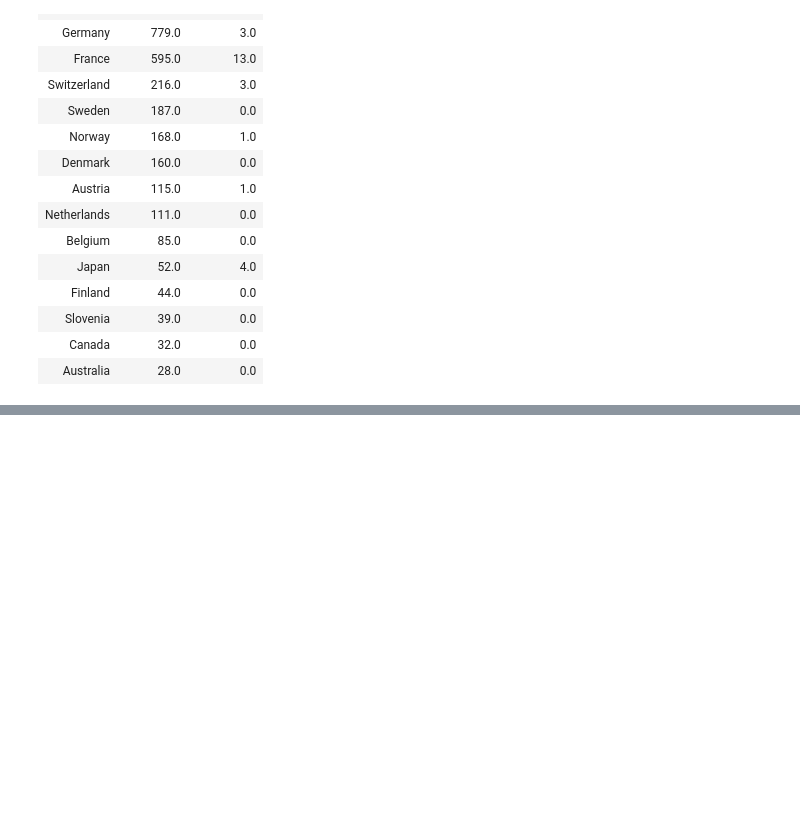
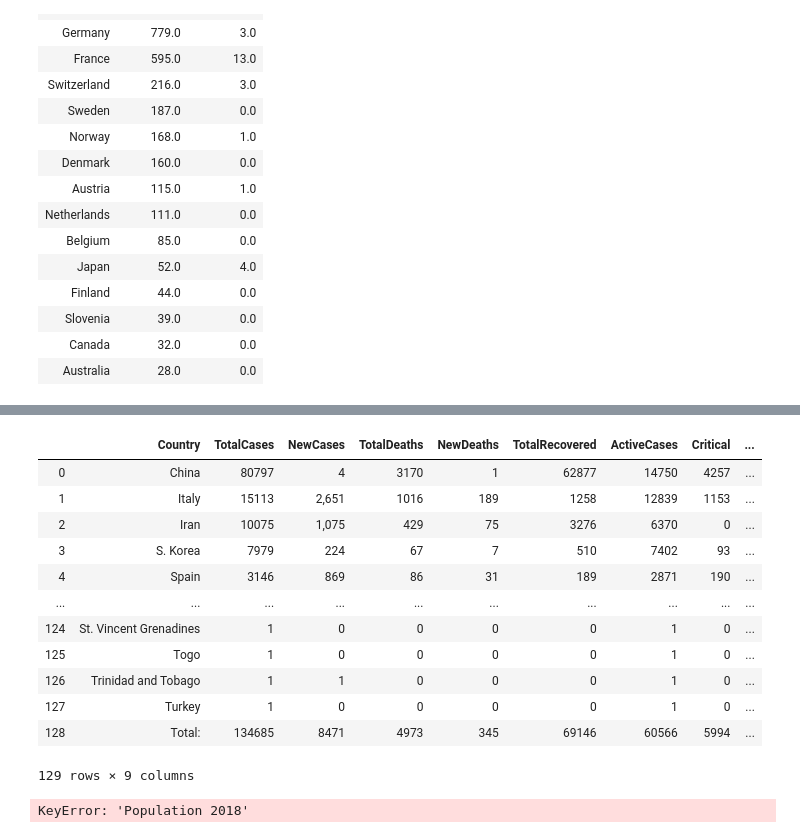
Before and after one commit to RandyPayano/Covid-19-Dashboard, a Jupyter notebook: newNoteBook.ipynb, the cells around one changed output, grey strips where cells are left out. Saved outputs shown, nothing was run; the diff lists cells and outputs as text; code cells hidden in the pictures; blank space fills up the shorter version.

```diff
--- a/newNoteBook.ipynb
+++ b/newNoteBook.ipynb
@@ -227,0 +424,46 @@ df[['Country','NewCases','NewDeaths']]top_newcases.iloc[:10]
+# %%
+
+header = {"User-Agent": "Mozilla/5.0 (X11; Linux x86_64) AppleWebKit/537.36 (KHTML, like Gecko) Chrome/50.0.2661.75 Safari/537.36","X-Requested-With": "XMLHttpRequest"}
+
+r = requests.get('https://www.worldometers.info/coronavirus/', headers=header)
+dfs = pd.read_html(r.text)
+covid16_table= dfs[0]
+covid16_table = covid16_table.fillna('0')
+covid16_table.rename(columns = {'Country,Other':'Country', 'Serious,Critical':'Critical'},inplace = True)
+covid16_table.NewCases = covid16_table.NewCases.apply(lambda x: x.replace('+',''))
+final_table = covid16_table
+final_table.iloc[:,2:].apply(pd.to_numeric, errors='coerce')
+final_table= final_table.fillna('0')
+
+final_table
+# %% [output]
+|  | Country | TotalCases | NewCases | TotalDeaths | NewDeaths | TotalRecovered | ActiveCases | Critical | ... |
+| 0 | China | 80797 | 4 | 3170 | 1 | 62877 | 14750 | 4257 | ... |
+| 1 | Italy | 15113 | 2,651 | 1016 | 189 | 1258 | 12839 | 1153 | ... |
+| 2 | Iran | 10075 | 1,075 | 429 | 75 | 3276 | 6370 | 0 | ... |
+| 3 | S. Korea | 7979 | 224 | 67 | 7 | 510 | 7402 | 93 | ... |
+| 4 | Spain | 3146 | 869 | 86 | 31 | 189 | 2871 | 190 | ... |
+| ... | ... | ... | ... | ... | ... | ... | ... | ... | ... |
+| 124 | St. Vincent Grenadines | 1 | 0 | 0 | 0 | 0 | 1 | 0 | ... |
+| 125 | Togo | 1 | 0 | 0 | 0 | 0 | 1 | 0 | ... |
+| 126 | Trinidad and Tobago | 1 | 1 | 0 | 0 | 0 | 1 | 0 | ... |
+| 127 | Turkey | 1 | 0 | 0 | 0 | 0 | 1 | 0 | ... |
+| 128 | Total: | 134685 | 8471 | 4973 | 345 | 69146 | 60566 | 5994 | ... |
+129 rows × 9 columns
+# %%
+
+covid16_table.rename(columns = {'Country,Other':'Country', 'Serious,Critical':'Critical'},inplace = True)
+covid16_table.NewCases = covid16_table.NewCases.apply(lambda x: x.replace('+',''))
+#lat_long = pd.read_csv('static/images/latandlong.csv')
+#pop = pd.read_csv('static/images/pop.csv')
+#latlongpop = lat_long.merge(pop, on="Country")
+#final_table = latlongpop.merge(covid16_table, on="Country")
+#final_table['TotalRecovered'] = pd.to_numeric(final_table['TotalRecovered'])
+
+final_table['NewCases'] = final_table['NewCases'].apply(pd.to_numeric, errors='coerce')
+final_table['Pct Affected of Pop'] = final_table['TotalCases'] / final_table['Population 2018'] * 100
+final_table['Pct Recovered Cases'] = final_table['TotalRecovered'] / final_table['TotalCases'] * 100
+final_table = final_table.round(5)
+#final_table.to_csv("static/images/covid16_table.csv")
+# %% [output]
+KeyError: 'Population 2018'
```
Also changed, not shown: parts of 48 cells of this notebook, 11 other files.
